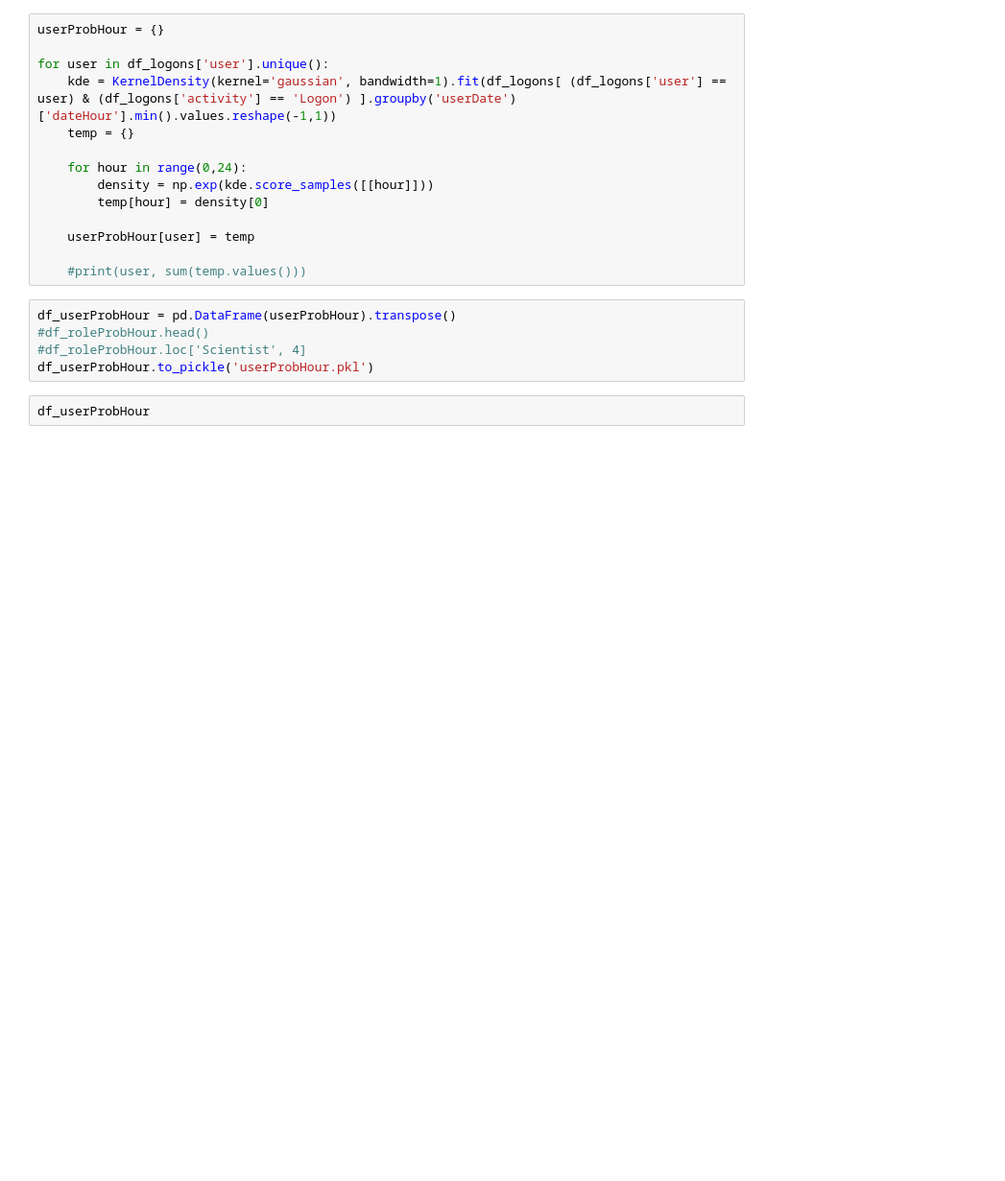
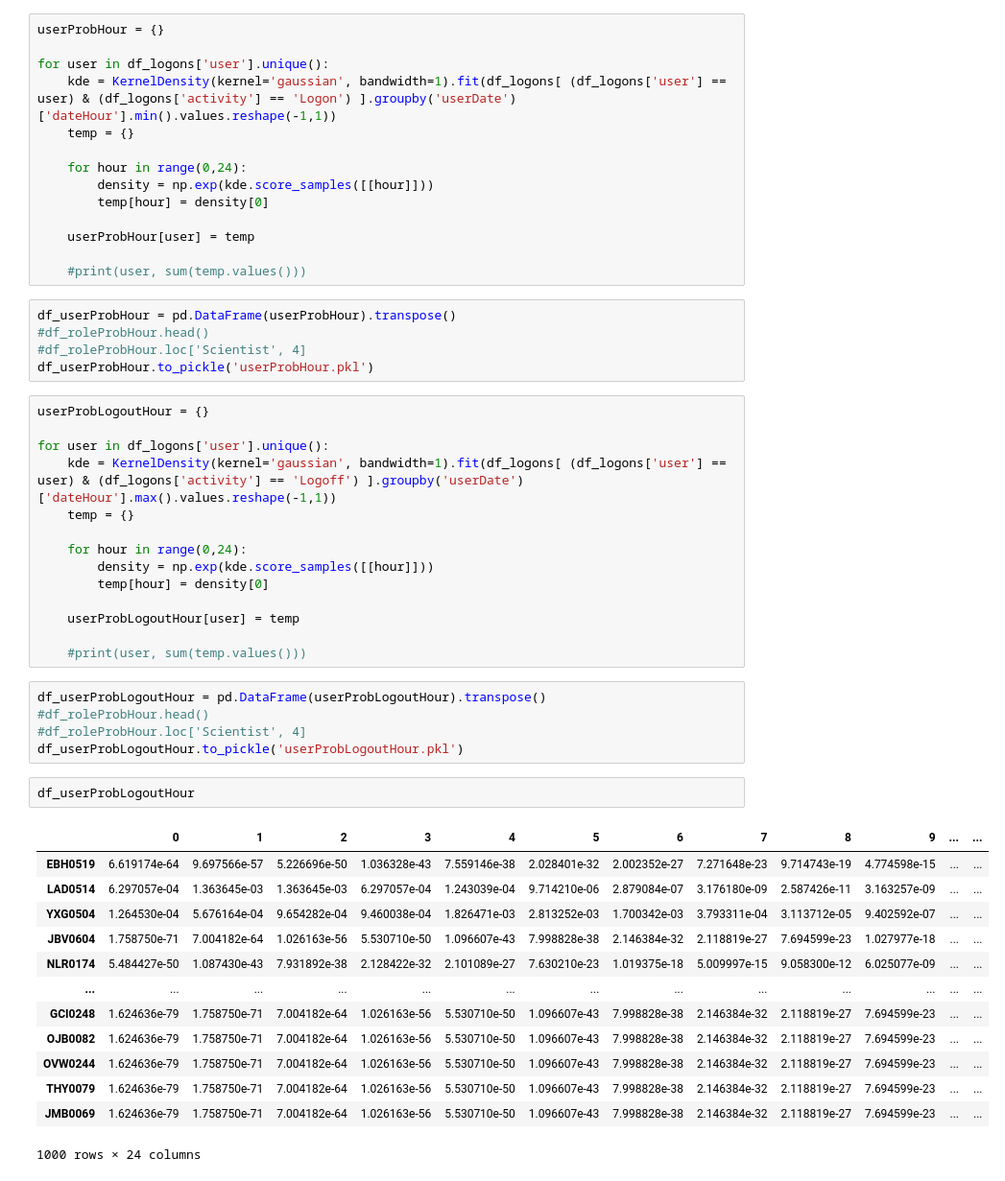
Before and after one commit to hendt5997/capstone, a Jupyter notebook: logon/logon.ipynb, the cells around one changed output. Shown: that part at 96% size. Drawn from its saved outputs; the diff is of its cells as text; blank space fills up the shorter version.

Commit message:
user logoff 20230318

```diff
--- a/logon/logon.ipynb
+++ b/logon/logon.ipynb
@@ -327,5 +328,38 @@ df_userProbHour = pd.DataFrame(userProbHour).transpose()
 #df_roleProbHour.head()
 #df_roleProbHour.loc['Scientist', 4]
 df_userProbHour.to_pickle('userProbHour.pkl')
-# %%
-df_userProbHour
+# %%
+userProbLogoutHour = {}
+
+for user in df_logons['user'].unique():
+    kde = KernelDensity(kernel='gaussian', bandwidth=1).fit(df_logons[ (df_logons['user'] == user) & (df_logons['activity'] == 'Logoff') ].groupby('userDate')['dateHour'].max().values.reshape(-1,1))
+    temp = {}
+
+    for hour in range(0,24):
+        density = np.exp(kde.score_samples([[hour]]))
+        temp[hour] = density[0]
+
+    userProbLogoutHour[user] = temp
+
+    #print(user, sum(temp.values()))
+# %%
+df_userProbLogoutHour = pd.DataFrame(userProbLogoutHour).transpose()
+#df_roleProbHour.head()
+#df_roleProbHour.loc['Scientist', 4]
+df_userProbLogoutHour.to_pickle('userProbLogoutHour.pkl')
+# %%
+df_userProbLogoutHour
+# %% [output]
+|  | 0 | 1 | 2 | 3 | 4 | 5 | 6 | 7 | 8 | 9 | ... | ... |
+| EBH0519 | 6.619174e-64 | 9.697566e-57 | 5.226696e-50 | 1.036328e-43 | 7.559146e-38 | 2.028401e-32 | 2.002352e-27 | 7.271648e-23 | 9.714743e-19 | 4.774598e-15 | ... | ... |
+| LAD0514 | 6.297057e-04 | 1.363645e-03 | 1.363645e-03 | 6.297057e-04 | 1.243039e-04 | 9.714210e-06 | 2.879084e-07 | 3.176180e-09 | 2.587426e-11 | 3.163257e-09 | ... | ... |
+| YXG0504 | 1.264530e-04 | 5.676164e-04 | 9.654282e-04 | 9.460038e-04 | 1.826471e-03 | 2.813252e-03 | 1.700342e-03 | 3.793311e-04 | 3.113712e-05 | 9.402592e-07 | ... | ... |
+| JBV0604 | 1.758750e-71 | 7.004182e-64 | 1.026163e-56 | 5.530710e-50 | 1.096607e-43 | 7.998828e-38 | 2.146384e-32 | 2.118819e-27 | 7.694599e-23 | 1.027977e-18 | ... | ... |
+| NLR0174 | 5.484427e-50 | 1.087430e-43 | 7.931892e-38 | 2.128422e-32 | 2.101089e-27 | 7.630210e-23 | 1.019375e-18 | 5.009997e-15 | 9.058300e-12 | 6.025077e-09 | ... | ... |
+| ... | ... | ... | ... | ... | ... | ... | ... | ... | ... | ... | ... | ... |
+| GCI0248 | 1.624636e-79 | 1.758750e-71 | 7.004182e-64 | 1.026163e-56 | 5.530710e-50 | 1.096607e-43 | 7.998828e-38 | 2.146384e-32 | 2.118819e-27 | 7.694599e-23 | ... | ... |
+| OJB0082 | 1.624636e-79 | 1.758750e-71 | 7.004182e-64 | 1.026163e-56 | 5.530710e-50 | 1.096607e-43 | 7.998828e-38 | 2.146384e-32 | 2.118819e-27 | 7.694599e-23 | ... | ... |
+| OVW0244 | 1.624636e-79 | 1.758750e-71 | 7.004182e-64 | 1.026163e-56 | 5.530710e-50 | 1.096607e-43 | 7.998828e-38 | 2.146384e-32 | 2.118819e-27 | 7.694599e-23 | ... | ... |
+| THY0079 | 1.624636e-79 | 1.758750e-71 | 7.004182e-64 | 1.026163e-56 | 5.530710e-50 | 1.096607e-43 | 7.998828e-38 | 2.146384e-32 | 2.118819e-27 | 7.694599e-23 | ... | ... |
+| JMB0069 | 1.624636e-79 | 1.758750e-71 | 7.004182e-64 | 1.026163e-56 | 5.530710e-50 | 1.096607e-43 | 7.998828e-38 | 2.146384e-32 | 2.118819e-27 | 7.694599e-23 | ... | ... |
+1000 rows × 24 columns
```
Also changed, not shown: parts of 1 cell of this notebook, 9 other files.
